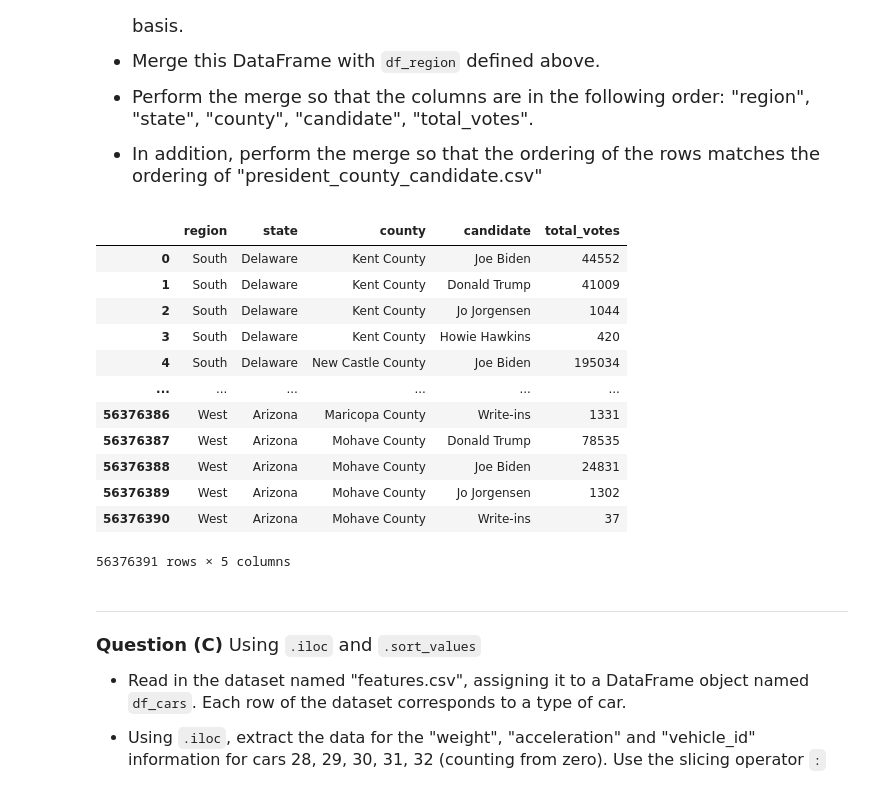
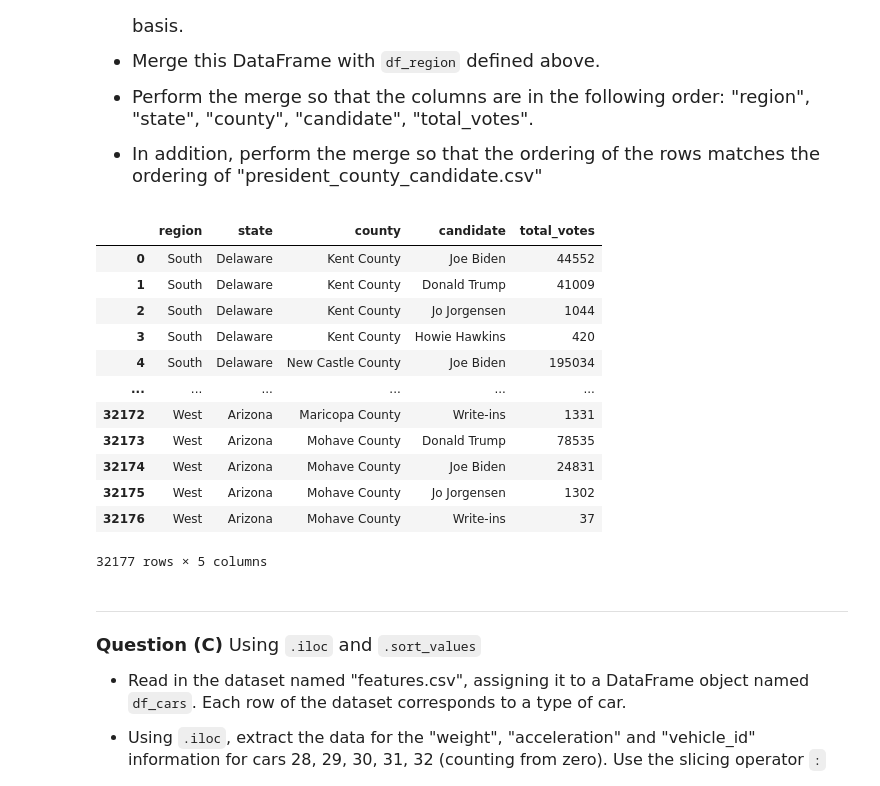
Before and after one commit to taddcavanaugh-arch/datasci151fall2026, a Jupyter notebook: _quizzes/practice_quiz_4/practice_quiz_4.ipynb, the cells around one changed output. Drawn from its saved outputs; the diff is of its cells as text; code cells hidden in the pictures.

```diff
--- a/_quizzes/practice_quiz_4/practice_quiz_4.ipynb
+++ b/_quizzes/practice_quiz_4/practice_quiz_4.ipynb
@@ -107,25 +139,26 @@ df_region.head()
 # %%
 # Your code here
 president_dataframe = pd.read_csv("quiz_data/president_county_candidate.csv")
 
-df_merged_1 = pd.merge(left = president_dataframe[["state","county","candidate","total_votes"]], right = df_region, how = "left", on = "state")
-df_merged_2 =pd.merge(left = df_merged_1[["region","state"]],right= president_dataframe[["state","county","candidate","total_votes"]], how = "left", on ="state")
 
-display(df_merged_2)
+df_merged_1 = pd.merge(left = df_region[["region","state"]], right = president_dataframe[["state","county","candidate","total_votes"]], how = "right", on = "state")
+
+
+display(df_merged_1)
 # %% [output]
 |  | region | state | county | candidate | total_votes |
 | 0 | South | Delaware | Kent County | Joe Biden | 44552 |
 | 1 | South | Delaware | Kent County | Donald Trump | 41009 |
 | 2 | South | Delaware | Kent County | Jo Jorgensen | 1044 |
 | 3 | South | Delaware | Kent County | Howie Hawkins | 420 |
 | 4 | South | Delaware | New Castle County | Joe Biden | 195034 |
 | ... | ... | ... | ... | ... | ... |
-| 56376386 | West | Arizona | Maricopa County | Write-ins | 1331 |
-| 56376387 | West | Arizona | Mohave County | Donald Trump | 78535 |
-| 56376388 | West | Arizona | Mohave County | Joe Biden | 24831 |
-| 56376389 | West | Arizona | Mohave County | Jo Jorgensen | 1302 |
-| 56376390 | West | Arizona | Mohave County | Write-ins | 37 |
+| 32172 | West | Arizona | Maricopa County | Write-ins | 1331 |
+| 32173 | West | Arizona | Mohave County | Donald Trump | 78535 |
+| 32174 | West | Arizona | Mohave County | Joe Biden | 24831 |
+| 32175 | West | Arizona | Mohave County | Jo Jorgensen | 1302 |
+| 32176 | West | Arizona | Mohave County | Write-ins | 37 |
-56376391 rows × 5 columns
+32177 rows × 5 columns
 # %% [markdown]
 ______________________
 
```
Also changed, not shown: parts of 5 cells of this notebook, 9 other files.
